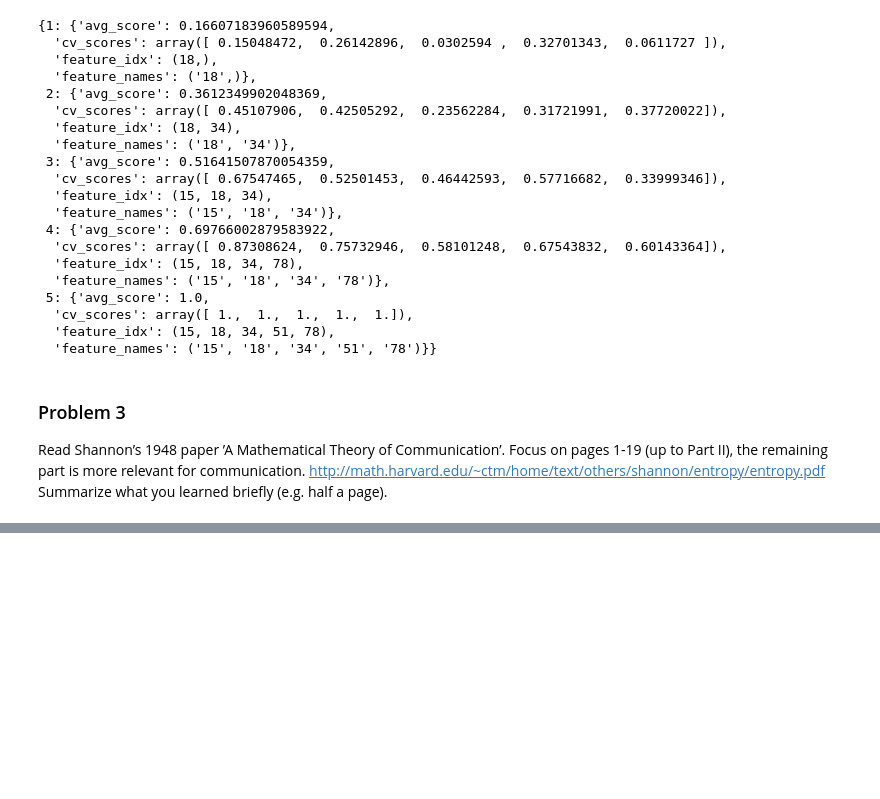
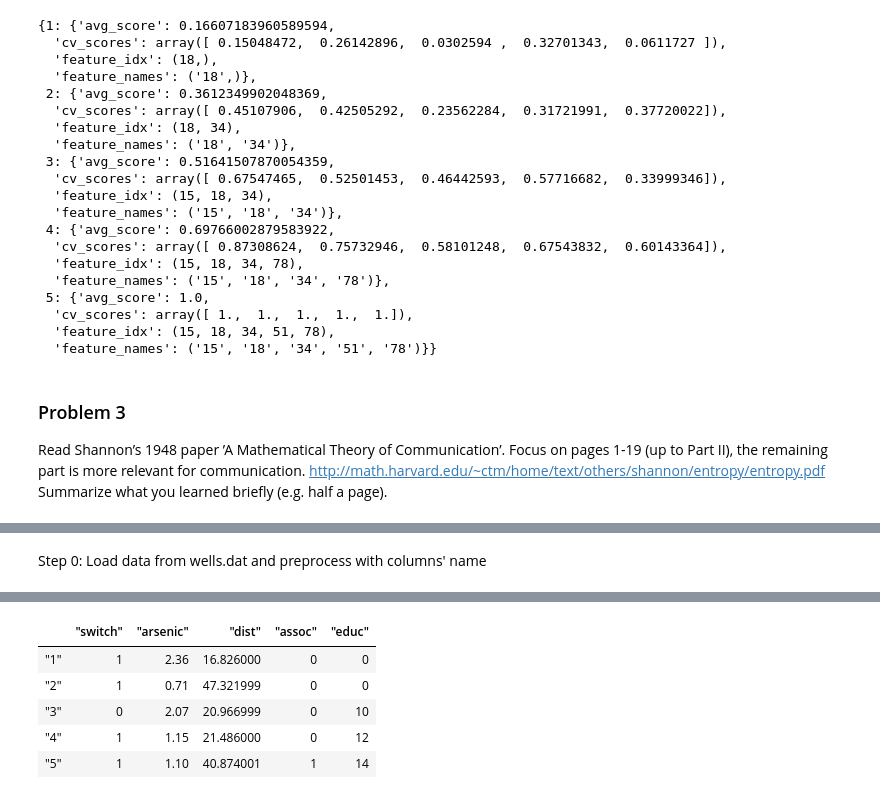
Before and after one commit to mxviteri/bds_hm1, a Jupyter notebook: hw4/HW4.ipynb, the cells around one changed output, grey strips where cells are left out. Drawn from its saved outputs; the diff is of its cells as text; code cells hidden in the pictures; blank space fills up the shorter version.

```diff
--- a/hw4/HW4.ipynb
+++ b/hw4/HW4.ipynb
@@ -228,0 +546,8 @@ bonus!
+# %% [markdown]
+Step 0: Load data from wells.dat and preprocess with columns' name
+# %%
+from sklearn.linear_model import LogisticRegression
+import matplotlib.pyplot as plt
+arsenic_data = pd.read_table('ARM_Data/arsenic/wells.dat', index_col=0, sep='\s')
+arsenic_data.head()
+# %% [output]
@@ -228,0 +555,6 @@ bonus!
+|  | "switch" | "arsenic" | "dist" | "assoc" | "educ" |
+| "1" | 1 | 2.36 | 16.826000 | 0 | 0 |
+| "2" | 1 | 0.71 | 47.321999 | 0 | 0 |
+| "3" | 0 | 2.07 | 20.966999 | 0 | 10 |
+| "4" | 1 | 1.15 | 21.486000 | 0 | 12 |
+| "5" | 1 | 1.10 | 40.874001 | 1 | 14 |
```
Also changed, not shown: parts of 55 cells of this notebook.
